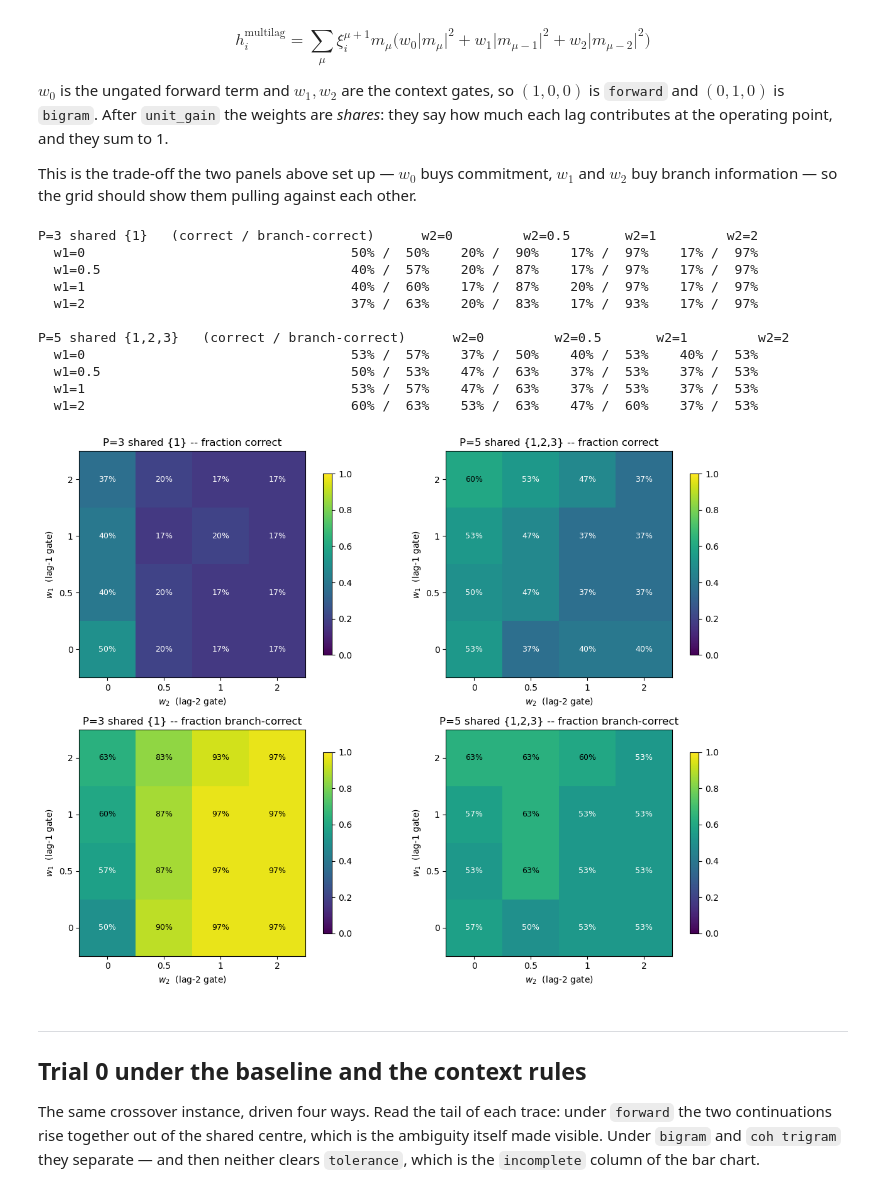
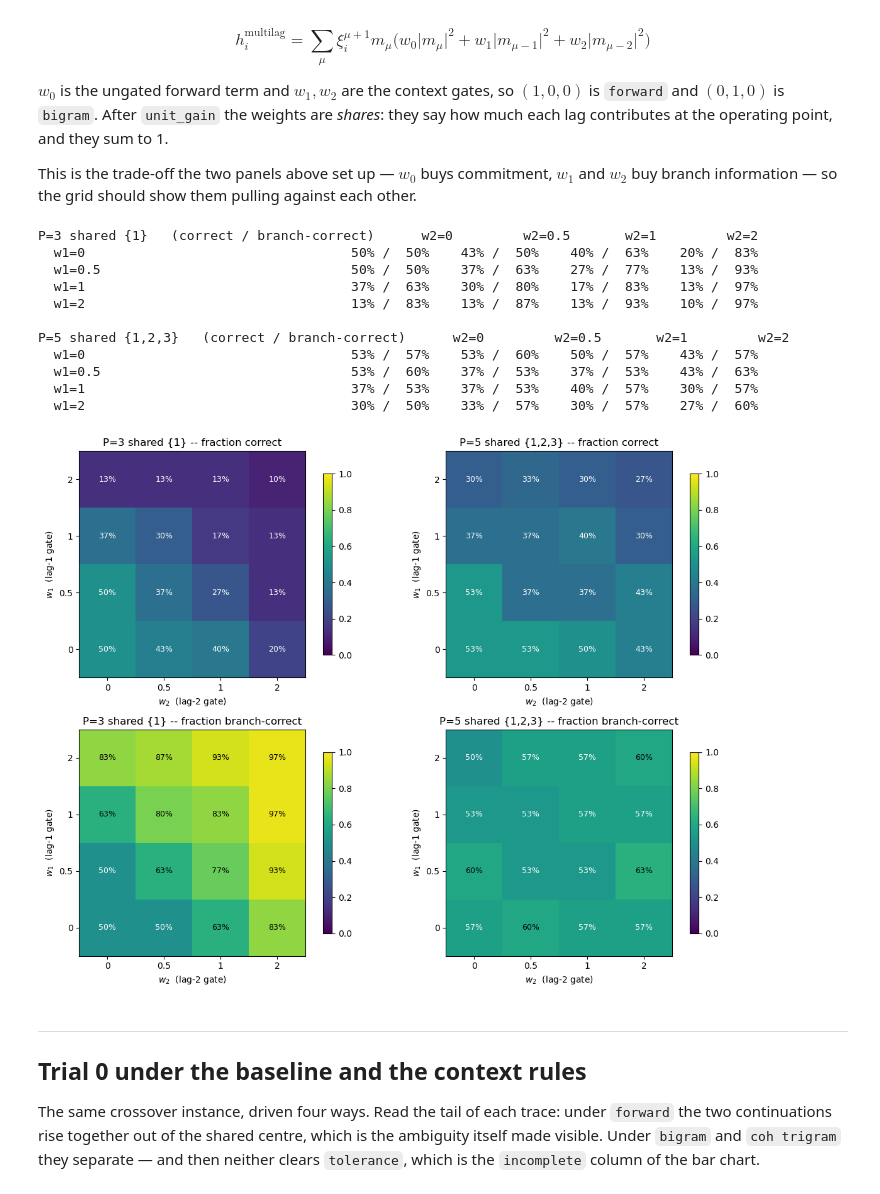
Before and after one commit to dvnrlv/Kuramoto-CD-DAM, a Jupyter notebook: kuramoto/hetero_learning/hetero_rules_run.ipynb, the cells around one changed output. Cells and saved outputs as stored; diff of their text form; code cells hidden in the pictures.

```diff
--- a/kuramoto/hetero_learning/hetero_rules_run.ipynb
+++ b/kuramoto/hetero_learning/hetero_rules_run.ipynb
@@ -173,15 +163,17 @@ RAW_CATALOGUE = {
     "coh trigram":   kc.coherent_trigram_rule(),
 }
 
-# The gain step, applied once here at the configured rate. Part III re-applies it per trial,
-# which is why the raw table is kept alongside the normalized one.
-G = lambda rule: kc.unit_gain(rule, CONFIG["corruption_rate"])
-CATALOGUE = {name: G(rule) for name, rule in RAW_CATALOGUE.items()}
+# The gain step, applied here at the configured rate so every experiment below can compare
+# a rule's raw and gain-corrected behavior directly.
+GAIN_CATALOGUE = {name: kc.proportional_gain(rule, CONFIG["corruption_rate"])
+                  for name, rule in RAW_CATALOGUE.items()}
 
-print(f"{'rule':<15}{'target s':>9}{'lags':>12}{'weight':>10}")
-print("-" * 46)
-for name, rule in CATALOGUE.items():
+print(f"{'rule':<15}{'target s':>9}{'lags':>12}{'raw w':>10}{'gain w':>10}")
+print("-" * 56)
+for name, rule in RAW_CATALOGUE.items():
+    gain_rule = GAIN_CATALOGUE[name]
     for r, row in enumerate(rule):
         lags = ",".join(f"{int(l)}" for l in row[1:-1])
-        print(f"{name if r == 0 else '':<15}{int(row[0]):>9}{'(' + lags + ')':>12}{row[-1]:>10.3f}")
+        print(f"{name if r == 0 else '':<15}{int(row[0]):>9}{'(' + lags + ')':>12}"
+              f"{row[-1]:>10.3f}{gain_rule[r, -1]:>10.3f}")
 # %% [output]
@@ -569,8 +617,8 @@ reach_stats = {}
 for tag, shared in [("shared {2}", (2,)), ("shared {1,2,3}", (1, 2, 3))]:
     need = max(shared) - min(shared) + 1
     print(f"P = 5, {tag}   branch information first available at reach = {need}")
-    catalogue = {f"bigram r={r}": G(kc.bigram_rule(lag=r)) for r in REACH}
-    catalogue.update({f"coh r={r}": G(kc.coherent_trigram_rule(lag=r)) for r in REACH})
+    catalogue = {f"bigram r={r}": kc.bigram_rule(lag=r) for r in REACH}
+    catalogue.update({f"coh r={r}": kc.coherent_trigram_rule(lag=r) for r in REACH})
     reach_stats[tag] = rule_sweep(catalogue, 5, shared, 100.0)[0]
     print()
 
@@ -623,7 +671,7 @@ at the moment the state peaks on each pattern in turn.
 # %%
 GAP_TRIALS = 10
 
-fwd = kc.ContextNetwork(rule=G(kc.forward_rule()), N=N, seed=10, **CONFIG)
+fwd = kc.ContextNetwork(rule=kc.forward_rule(), N=N, seed=10, **CONFIG)
 fig, ax = plt.subplots(figsize=(8, 4.4))
 
 for tag, shared, style in [("shared {2}  (L=1)", (2,), "-o"),
@@ -687,7 +735,7 @@ GRID_W = [0.0, 0.5, 1.0, 2.0]     # weight on the lag-1 and lag-2 gates, with w0
 grid_stats = {}
 for tag, shared, seq_len, dur in [("P=3 shared {1}", (1,), 3, 60.0),
                                   ("P=5 shared {1,2,3}", (1, 2, 3), 5, 100.0)]:
-    catalogue = {(w1, w2): G(kc.multilag_rule((1.0, w1, w2)))
+    catalogue = {(w1, w2): kc.multilag_rule((1.0, w1, w2))
                  for w1 in GRID_W for w2 in GRID_W}
     grid_stats[tag] = rule_sweep(catalogue, seq_len, shared, dur, trials=15, verbose=False)[0]
     print(f"{tag}   (correct / branch-correct)      " + "".join(f"w2={w2:<10g}" for w2 in GRID_W))
@@ -695,42 +743,42 @@ for tag, shared, seq_len, dur in [("P=3 shared {1}", (1,), 3, 60.0),
         row = ""
         for w2 in GRID_W:
             s = grid_stats[tag][(w1, w2)]
             row += f"{s['counter']['correct'] / s['attempts']:>7.0%} /{s['branch_correct']:>5.0%}"
         print(f"  w1={w1:<5g}                          {row}")
     print()
 
 fig, axes = plt.subplots(2, 2, figsize=(12, 9))
 for col, (tag, stats) in enumerate(grid_stats.items()):
     for row, (key, label) in enumerate([("correct", "fraction correct"),
                                         ("branch", "fraction branch-correct")]):
         grid = np.array([[(stats[(w1, w2)]["counter"]["correct"] / stats[(w1, w2)]["attempts"])
                           if key == "correct" else stats[(w1, w2)]["branch_correct"]
                           for w2 in GRID_W] for w1 in GRID_W])
         ax = axes[row, col]
         im = ax.imshow(grid, cmap="viridis", vmin=0.0, vmax=1.0, origin="lower")
         for i in range(len(GRID_W)):
             for j in range(len(GRID_W)):
                 ax.text(j, i, f"{grid[i, j]:.0%}", ha="center", va="center",
                         color="w" if grid[i, j] < 0.6 else "k", fontsize=9)
         ax.set_xticks(range(len(GRID_W)), [f"{w:g}" for w in GRID_W])
         ax.set_yticks(range(len(GRID_W)), [f"{w:g}" for w in GRID_W])
         ax.set_xlabel(r"$w_2$  (lag-2 gate)"); ax.set_ylabel(r"$w_1$  (lag-1 gate)")
         ax.set_title(f"{tag} -- {label}")
         fig.colorbar(im, ax=ax, shrink=0.8)
 plt.tight_layout(); plt.show()
 # %% [output]
 P=3 shared {1}   (correct / branch-correct)      w2=0         w2=0.5       w2=1         w2=2
-  w1=0                                  50% /  50%    20% /  90%    17% /  97%    17% /  97%
-  w1=0.5                                40% /  57%    20% /  87%    17% /  97%    17% /  97%
-  w1=1                                  40% /  60%    17% /  87%    20% /  97%    17% /  97%
-  w1=2                                  37% /  63%    20% /  83%    17% /  93%    17% /  97%
+  w1=0                                  50% /  50%    43% /  50%    40% /  63%    20% /  83%
+  w1=0.5                                50% /  50%    37% /  63%    27% /  77%    13% /  93%
+  w1=1                                  37% /  63%    30% /  80%    17% /  83%    13% /  97%
+  w1=2                                  13% /  83%    13% /  87%    13% /  93%    10% /  97%
 
 P=5 shared {1,2,3}   (correct / branch-correct)      w2=0         w2=0.5       w2=1         w2=2
-  w1=0                                  53% /  57%    37% /  50%    40% /  53%    40% /  53%
-  w1=0.5                                50% /  53%    47% /  63%    37% /  53%    37% /  53%
-  w1=1                                  53% /  57%    47% /  63%    37% /  53%    37% /  53%
-  w1=2                                  60% /  63%    53% /  63%    47% /  60%    37% /  53%
+  w1=0                                  53% /  57%    53% /  60%    50% /  57%    43% /  57%
+  w1=0.5                                53% /  60%    37% /  53%    37% /  53%    43% /  63%
+  w1=1                                  37% /  53%    37% /  53%    40% /  57%    30% /  57%
+  w1=2                                  30% /  50%    33% /  57%    30% /  57%    27% /  60%
-[figure, old version]
+[figure, new version]
 # %% [markdown]
 ---
 
```
Also changed, not shown: parts of 20 cells of this notebook, 3 other files.
